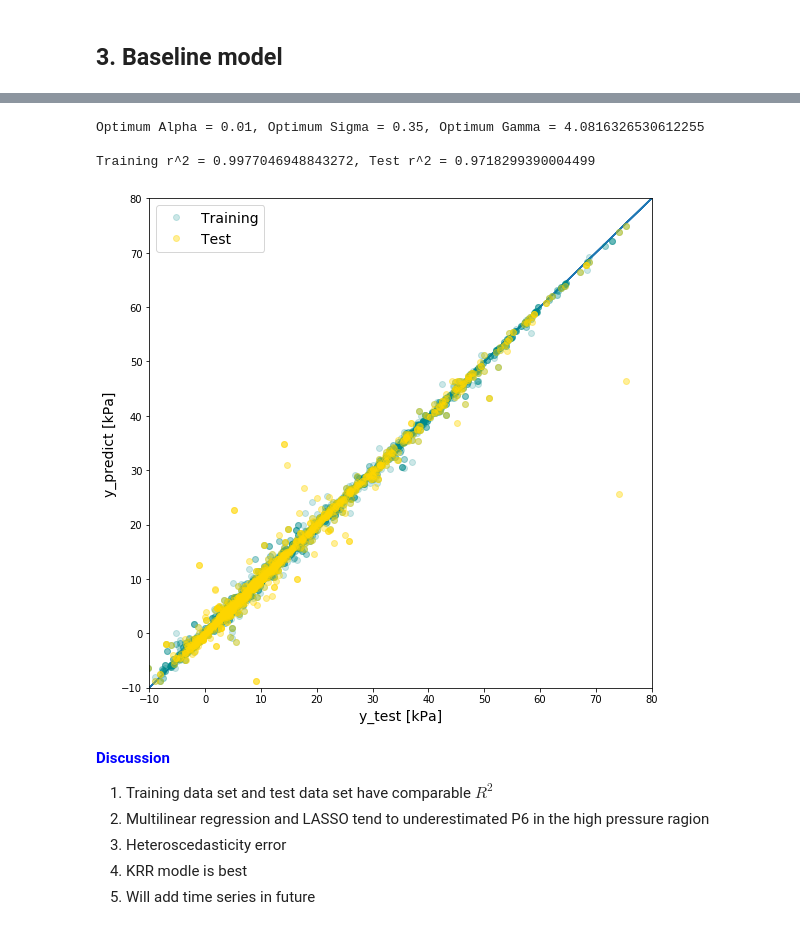
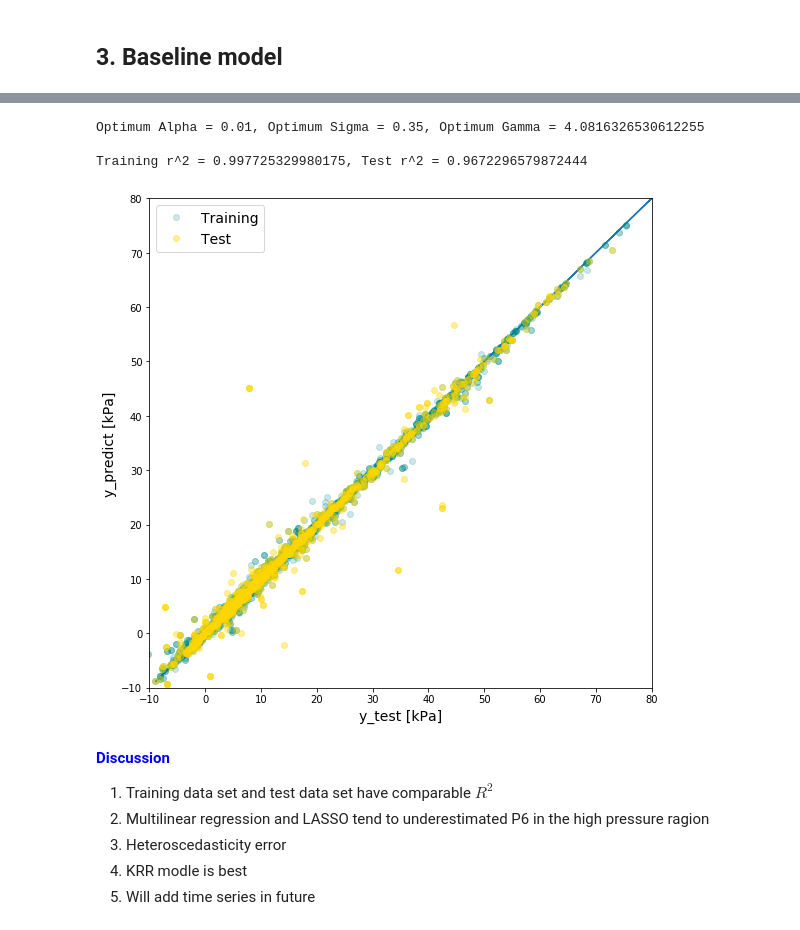
Before and after one commit to triton-wolfe/CHbE-6745-4745-Group-Project, a Jupyter notebook: Group_Project_origianl.ipynb, the cells around one changed output, grey strips where cells are left out. Saved outputs shown, nothing was run; the diff lists cells and outputs as text; code cells hidden in the pictures.

```diff
--- a/Group_Project_origianl.ipynb
+++ b/Group_Project_origianl.ipynb
@@ -304,8 +304,8 @@ Training r^2 = 0.6068386220009637, Test r^2 = 0.6101739401245687
 ########################################## Baseline model 3 #################################################################
 ###################### Kernel Ridge Regression - l2 norm regularization
 from sklearn.model_selection import GridSearchCV
-alphas = np.array([1e-3, 1e-2, 1e-1, 1, 10])
-sigmas = np.array([0.10, 0.35, 0.60, 1, 5, 10, 100])
+alphas = np.array([1e-3, 1e-2, 1e-1, 1])
+sigmas = np.array([0.1, 0.2, 0.35, 0.60, 1])
 gammas = 1. / 2 / sigmas**2
 
 from sklearn.kernel_ridge import KernelRidge
@@ -313,35 +313,35 @@ KRRparam_grid = {'alpha':alphas, 'gamma':gammas}
 KRR = KernelRidge(kernel = 'rbf')
 KRR_search = GridSearchCV(KRR, KRRparam_grid, cv = 3)
 # Line below runs slowly, tried to optimize param grid some to speed up
 KRR_search.fit(X_train, y_train)
 
 optAlpha = KRR_search.best_estimator_.alpha
 optGamma = KRR_search.best_estimator_.gamma
 optSigma = np.sqrt(1. / 2 / optGamma)
 r2_train = KRR_search.best_estimator_.score(X_train, y_train)
 r2_test = KRR_search.best_estimator_.score(X_test, y_test)
 print('\n\nOptimum Alpha = {}, Optimum Sigma = {}, Optimum Gamma = {}'.format(optAlpha, optSigma, optGamma))
 print('\nTraining r^2 = {}, Test r^2 = {}\n\n'.format(r2_train, r2_test))
 
 model = KernelRidge(alpha = optAlpha, kernel = 'rbf', gamma=optGamma).fit(X_train, y_train)
 y_hat_test = model.predict(X_test)
 y_hat_train = model.predict(X_train)
 
 fig, ax = plt.subplots(figsize = (9, 9))
 ax.plot(y_test, y_test, '-')
 ax.plot(y_train, y_hat_train, 'o', label = 'Training', color='darkcyan', alpha = 0.2)
 ax.plot(y_test, y_hat_test, 'o', label = 'Test', color='gold', alpha = 0.4)
 plt.xlim(-10, 80)
 plt.ylim(-10, 80)
 ax.set_xlabel('y_test [kPa]', fontsize = 14)
 ax.set_ylabel('y_predict [kPa]', fontsize = 14)
 plt.legend(loc = 2, fontsize = 14)
 plt.savefig('parity_KRR.png', transparent=True, bbox_inches="tight")
 # %% [output]
 Optimum Alpha = 0.01, Optimum Sigma = 0.35, Optimum Gamma = 4.0816326530612255
 
-Training r^2 = 0.9977046948843272, Test r^2 = 0.9718299390004499
+Training r^2 = 0.997725329980175, Test r^2 = 0.9672296579872444
-[figure, old version]
+[figure, new version]
 # %% [markdown]
 <font color=blue>**Discussion**</font>
 
```
Also changed, not shown: parts of 5 cells of this notebook, 5 other files.
